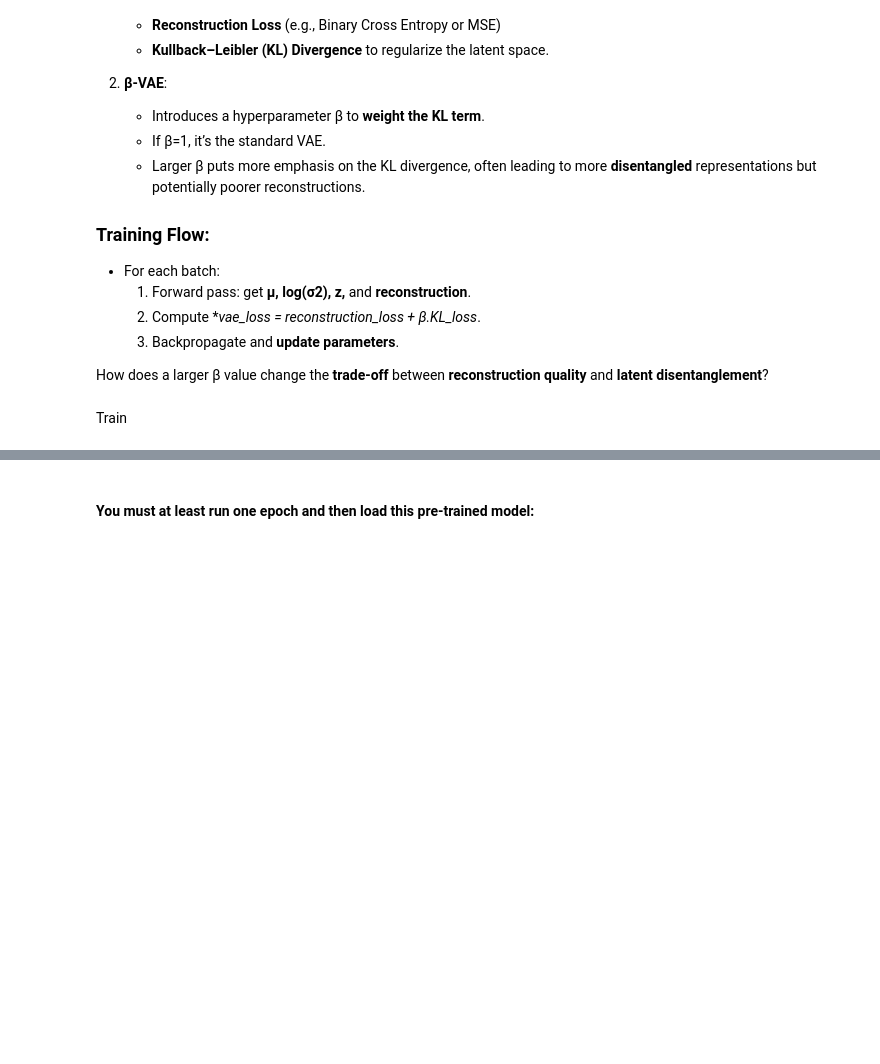
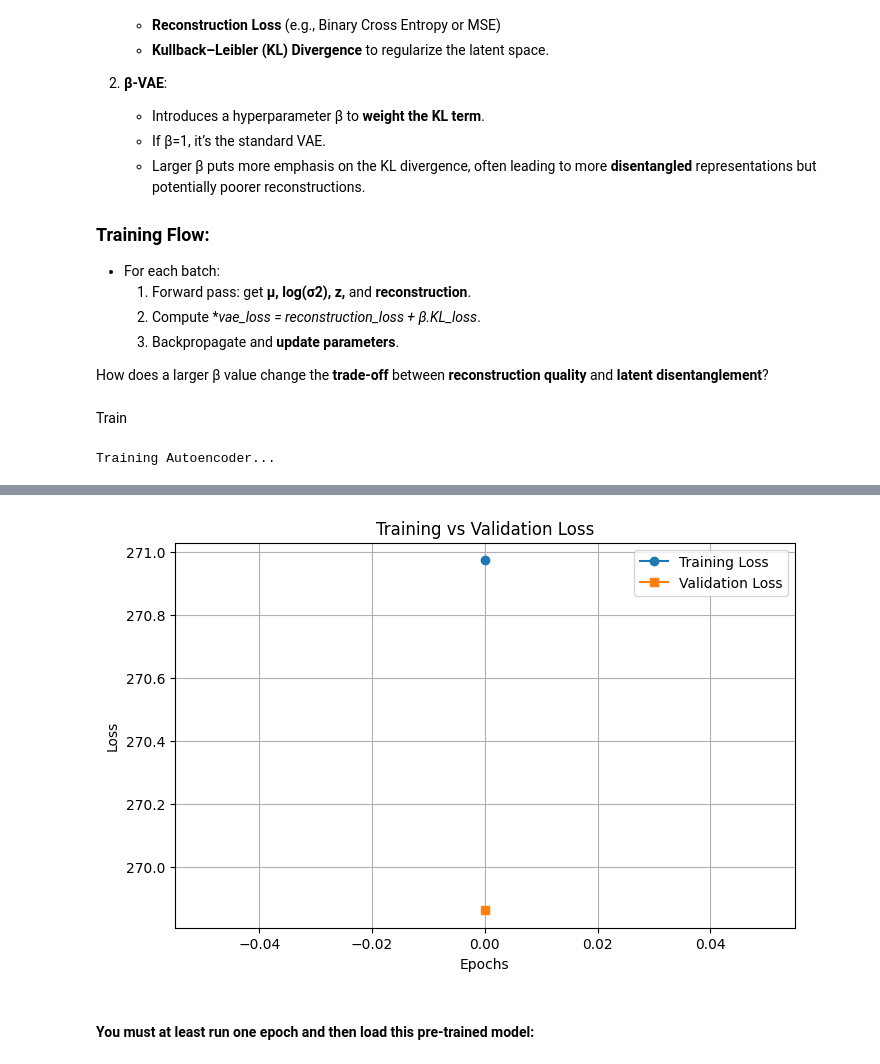
Before and after one commit to Maxime1295/Gen_IA_TP_1, a Jupyter notebook: TP1_2.ipynb, the cells around one changed output, grey strips where cells are left out. Drawn from its saved outputs; the diff is of its cells as text; code cells hidden in the pictures; blank space fills up the shorter version.

```diff
--- a/TP1_2.ipynb
+++ b/TP1_2.ipynb
@@ -302,7 +302,7 @@ def train_model(model, train_loader, val_loader, epochs, beta=1):
       avg_train_loss = total_loss / len(train_loader.dataset)
 
       # Evaluate on validation data
-      avg_val_loss, _ = evaluate_model(model, val_loader)
+      avg_val_loss, _ = evaluate_model(model, val_loader, device=torch.device("cuda" if torch.cuda.is_available() else "cpu"))
 
       # Print epoch statistics
       print(
@@ -318,7 +318,7 @@ def train_model(model, train_loader, val_loader, epochs, beta=1):
 #######################
 # 3. Evaluation Function
 #######################
-def evaluate_model(model, loader ,beta=xxx):
+def evaluate_model(model, loader ,beta=1, device=None):
     """
     Evaluates the VAE on a validation or test dataset.
 
@@ -338,13 +338,13 @@ beta (float): Weight for the KL divergence in the VAE loss.
 
     with torch.no_grad():
         for x, _ in tqdm(loader, desc="Evaluating"):
-            x = x.to(xxx)  # Move data to the same device as the model
+            x = x.to(device)  # Move data to the same device as the model
 
             # Forward pass to get reconstruction and latent variables
             recon_x, mu, logvar, _ = model(x)
 
             # Compute VAE loss (without adjusting gradients)
-            loss = vae_loss(recon_x, x, mu, logvar, beta=xxx)  # e.g., same β as training
+            loss = vae_loss(recon_x, x, mu, logvar, beta=beta)  # e.g., same β as training
 
             total_loss += loss.item()
             # Optionally compute or track other metrics here, e.g.:
@@ -372,9 +372,25 @@ def plot_training_loss(train_losses, val_losses):
     plt.show()
 # %% [markdown]
 Train
+# %%
+# Preprocessing
+transform = transforms.Compose([
+  transforms.Pad(2) ,  # Pad 28x28 images to 32x32
+  transforms.ToTensor() ,    #Convert images to tensors
+])
+batch_size = 32
+# %%
+#load data
+train_dataset = datasets.FashionMNIST(root="./data", train=True, transform=transform, download=True)
+train_loader = DataLoader(dataset=train_dataset, batch_size=batch_size, shuffle=True)
+val_dataset = datasets.FashionMNIST(root="./data", train=False, transform=transform, download=True)
+val_loader = DataLoader(dataset=val_dataset, batch_size=batch_size, shuffle=True)
 # %%
 from tqdm import tqdm
 # Train and visualize Autoencoder
+device = torch.device("cuda" if torch.cuda.is_available() else "cpu")
 vae = VAE().to(device)
 print("Training Autoencoder...")
 train_model(vae, train_loader, val_loader, epochs=10,beta =1.5)
+# %% [output]
+Training Autoencoder...
@@ -381,3 +407,4 @@ train_model(vae, train_loader, val_loader, epochs=10,beta =1.5)
+[figure, added]
 # %% [markdown]
 #### You must at least run one epoch and then load this pre-trained model:
 # %%
```
Also changed, not shown: parts of 5 cells of this notebook, 2 other files.
